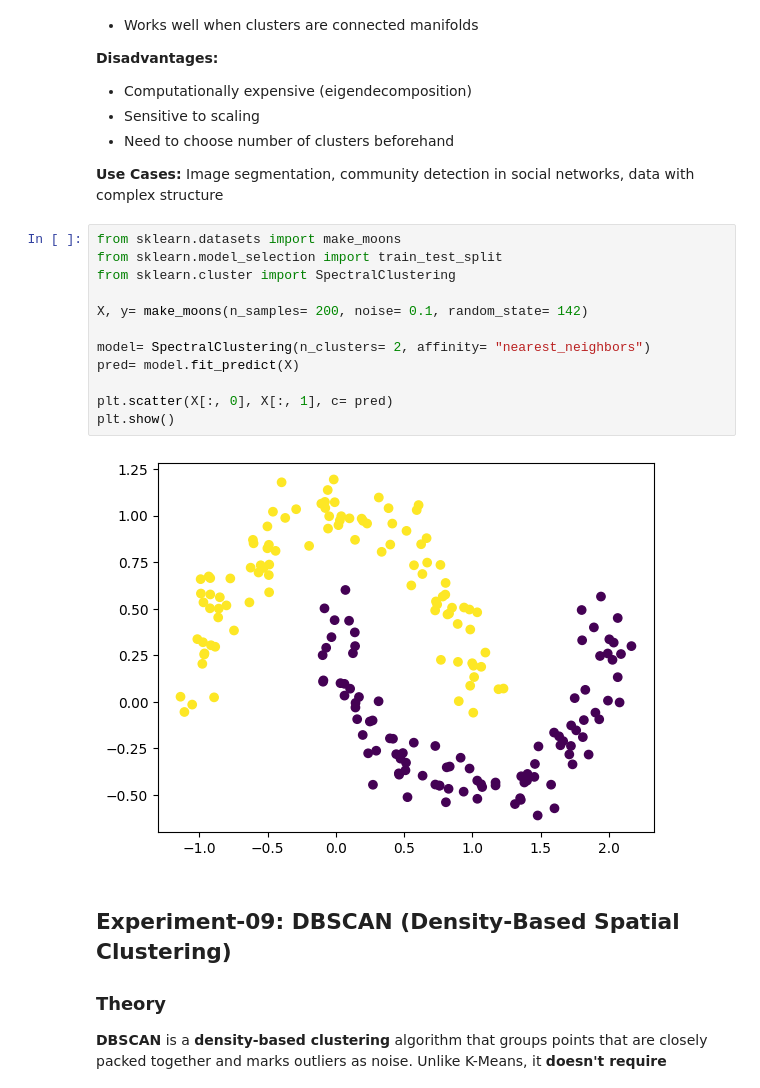
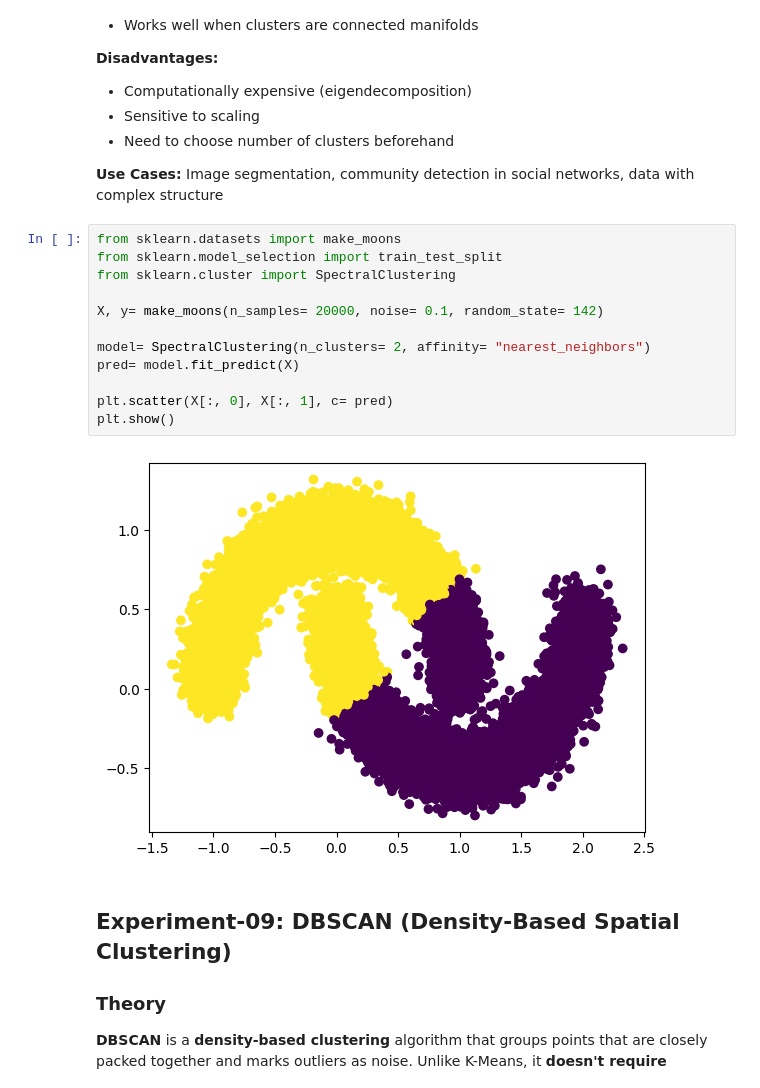
Before and after one commit to Radical-Ghost/BE, a Jupyter notebook: Sem 7/ML/all_in_one.ipynb, the cells around one changed output. Saved outputs shown, nothing was run; the diff lists cells and outputs as text.

```diff
--- a/Sem 7/ML/all_in_one.ipynb
+++ b/Sem 7/ML/all_in_one.ipynb
@@ -474,17 +520,17 @@ weighted avg       0.96      0.96      0.96        45
 # %%
 from sklearn.datasets import make_moons
 from sklearn.model_selection import train_test_split
 from sklearn.cluster import SpectralClustering
 
-X, y= make_moons(n_samples= 200, noise= 0.1, random_state= 142)
+X, y= make_moons(n_samples= 20000, noise= 0.1, random_state= 142)
 
 model= SpectralClustering(n_clusters= 2, affinity= "nearest_neighbors")
 pred= model.fit_predict(X)
 
 plt.scatter(X[:, 0], X[:, 1], c= pred)
 plt.show()
 # %% [output]
-[figure, old version]
+[figure, new version]
 # %% [markdown]
 ## Experiment-09: DBSCAN (Density-Based Spatial Clustering)
 
```
Also changed, not shown: parts of 9 cells of this notebook.
